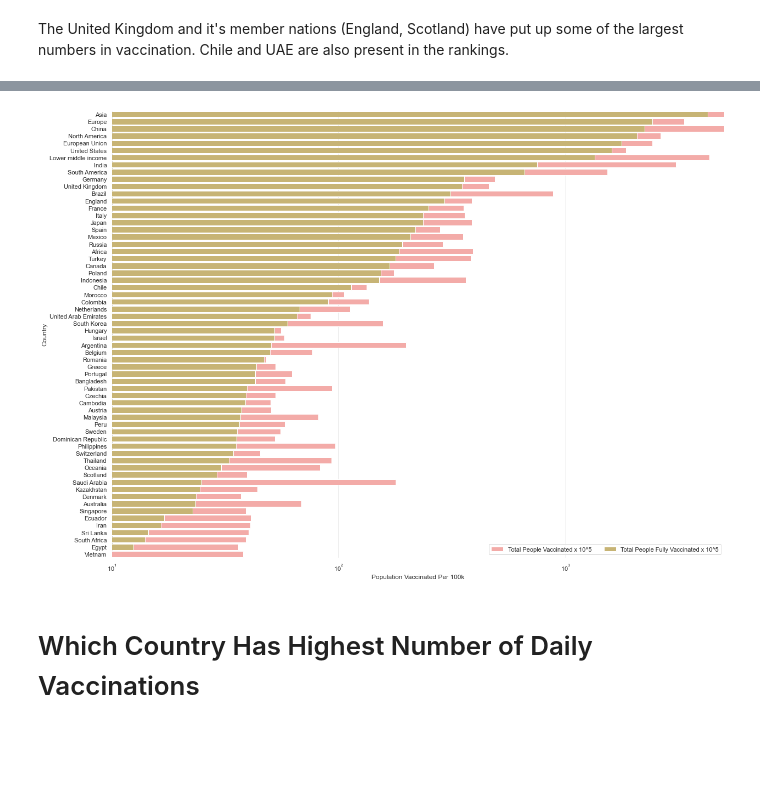
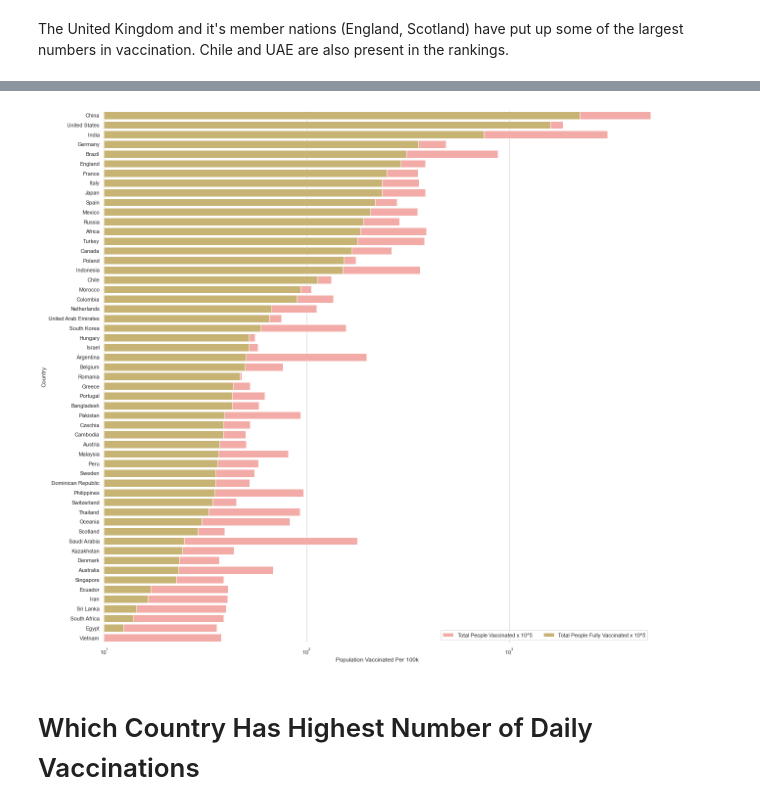
Before and after one commit to OtakuKvothe/COVID-19-Vaccinations, a Jupyter notebook: COVID-19 Vaccinations.ipynb, the cells around one changed output, grey strips where cells are left out. Drawn from its saved outputs; the diff is of its cells as text; code cells hidden in the pictures; blank space fills up the shorter version.

```diff
--- a/COVID-19 Vaccinations.ipynb
+++ b/COVID-19 Vaccinations.ipynb
@@ -141,7 +141,9 @@ The United Kingdom and it's member nations (England, Scotland) have put up some
 dfv = dfg.sort_values("people_fully_vaccinated", ascending=False).query("people_vaccinated > 3500000")
 dfv['people_fully_vaccinated']=dfv['people_fully_vaccinated']/100000
 dfv['people_vaccinated']=dfv['people_vaccinated']/100000
-dfv.drop([226, 89, 218, 119],axis=0,inplace=True)
+
+#dropping continents and coalitions, such as UK, EU, NA, SA, Asia and rows according to income level(high income, mid income, low income)
+dfv.drop([226,11,89,218,68,150,120,119,216,67,191],axis=0,inplace=True)
 dfv
 # %% [output]
 |  | location | people_vaccinated | people_fully_vaccinated | daily_vaccinations_raw | people_vaccinated_per_hundred | ... |
@@ -160,22 +166,22 @@ dfv
 # %%
 sns.set(style="whitegrid")
 
-f, ax=plt.subplots(figsize=(20, 15))
+f, ax=plt.subplots(figsize=(20, 20))
 
 sns.set_color_codes("pastel")
 sns.barplot(y="location", x="people_vaccinated", data=dfv,
             label="Total People Vaccinated x 10^5", color="r").set(xscale='log')
 
 sns.set_color_codes("muted")
 sns.barplot(y="location", x="people_fully_vaccinated", data=dfv,
             label="Total People Fully Vaccinated x 10^5", color="y").set(xscale='log')
 
 ax.legend(ncol=2, loc="lower right", frameon=True)
 ax.set(xlim=(10, 5000), ylabel="Country",
        xlabel="Population Vaccinated Per 100k")
 sns.despine(left=True, bottom=True)
 # %% [output]
-[figure, old version]
+[figure, new version]
 # %% [markdown]
 # Which Country Has Highest Number of Daily Vaccinations
 # %%
```
Also changed, not shown: parts of 16 cells of this notebook.
